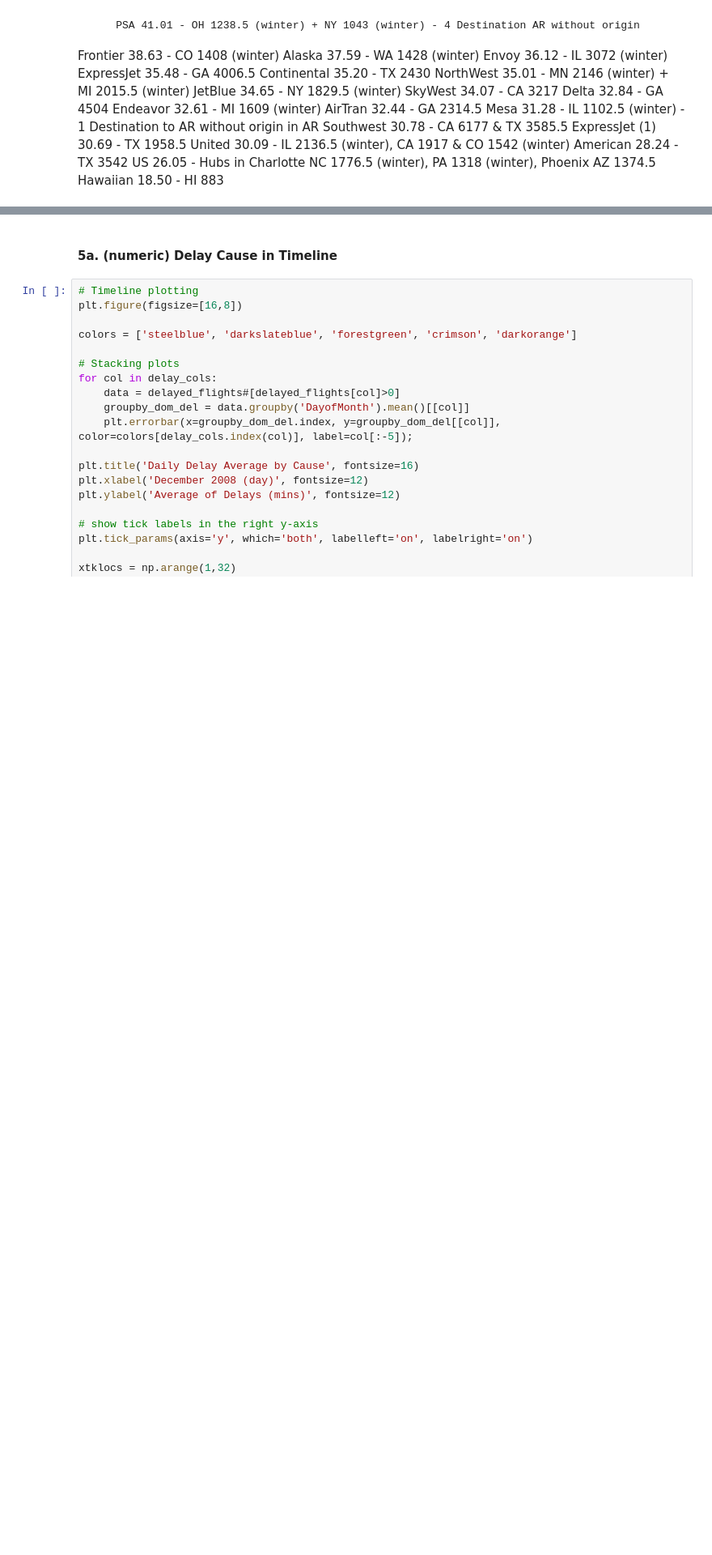
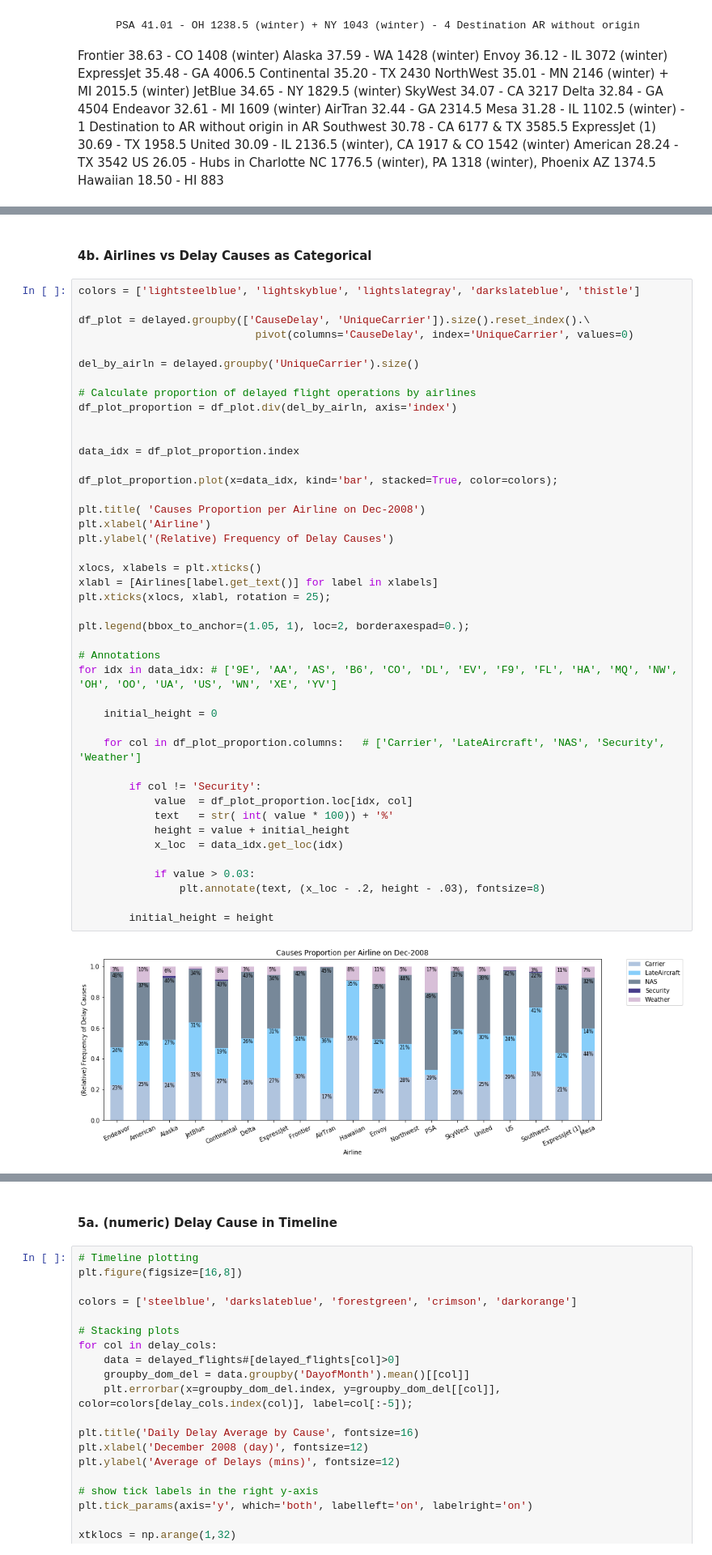
Before and after one commit to thaisruiz/udacity-communicating-data-findings, a Jupyter notebook: Flights_exploration_in_progress.ipynb, the cells around one changed output, grey strips where cells are left out. Shown at 81% size. Saved outputs shown, nothing was run; the diff lists cells and outputs as text; blank space fills up the shorter version.

```diff
--- a/Flights_exploration_in_progress.ipynb
+++ b/Flights_exploration_in_progress.ipynb
@@ -1190,0 +1198,47 @@ By exploring the delay causes for all airlines:
+# %% [markdown]
+#### 4b. Airlines vs Delay Causes as Categorical
+# %%
+colors = ['lightsteelblue', 'lightskyblue', 'lightslategray', 'darkslateblue', 'thistle']
+
+df_plot = delayed.groupby(['CauseDelay', 'UniqueCarrier']).size().reset_index().\
+                            pivot(columns='CauseDelay', index='UniqueCarrier', values=0)
+
+del_by_airln = delayed.groupby('UniqueCarrier').size()
+
+# Calculate proportion of delayed flight operations by airlines
+df_plot_proportion = df_plot.div(del_by_airln, axis='index')
+
+
+data_idx = df_plot_proportion.index
+
+df_plot_proportion.plot(x=data_idx, kind='bar', stacked=True, color=colors);
+
+plt.title( 'Causes Proportion per Airline on Dec-2008')
+plt.xlabel('Airline')
+plt.ylabel('(Relative) Frequency of Delay Causes')
+
+xlocs, xlabels = plt.xticks()
+xlabl = [Airlines[label.get_text()] for label in xlabels]
+plt.xticks(xlocs, xlabl, rotation = 25);
+
+plt.legend(bbox_to_anchor=(1.05, 1), loc=2, borderaxespad=0.);
+
+# Annotations
+for idx in data_idx: # ['9E', 'AA', 'AS', 'B6', 'CO', 'DL', 'EV', 'F9', 'FL', 'HA', 'MQ', 'NW', 'OH', 'OO', 'UA', 'US', 'WN', 'XE', 'YV']
+
+    initial_height = 0
+
+    for col in df_plot_proportion.columns:   # ['Carrier', 'LateAircraft', 'NAS', 'Security', 'Weather']
+
+        if col != 'Security':
+            value  = df_plot_proportion.loc[idx, col]
+            text   = str( int( value * 100)) + '%'
+            height = value + initial_height
+            x_loc  = data_idx.get_loc(idx)
+
+            if value > 0.03:
+                plt.annotate(text, (x_loc - .2, height - .03), fontsize=8)
+
+        initial_height = height
+# %% [output]
+[figure, added]
```
Also changed, not shown: parts of 5 cells of this notebook.
